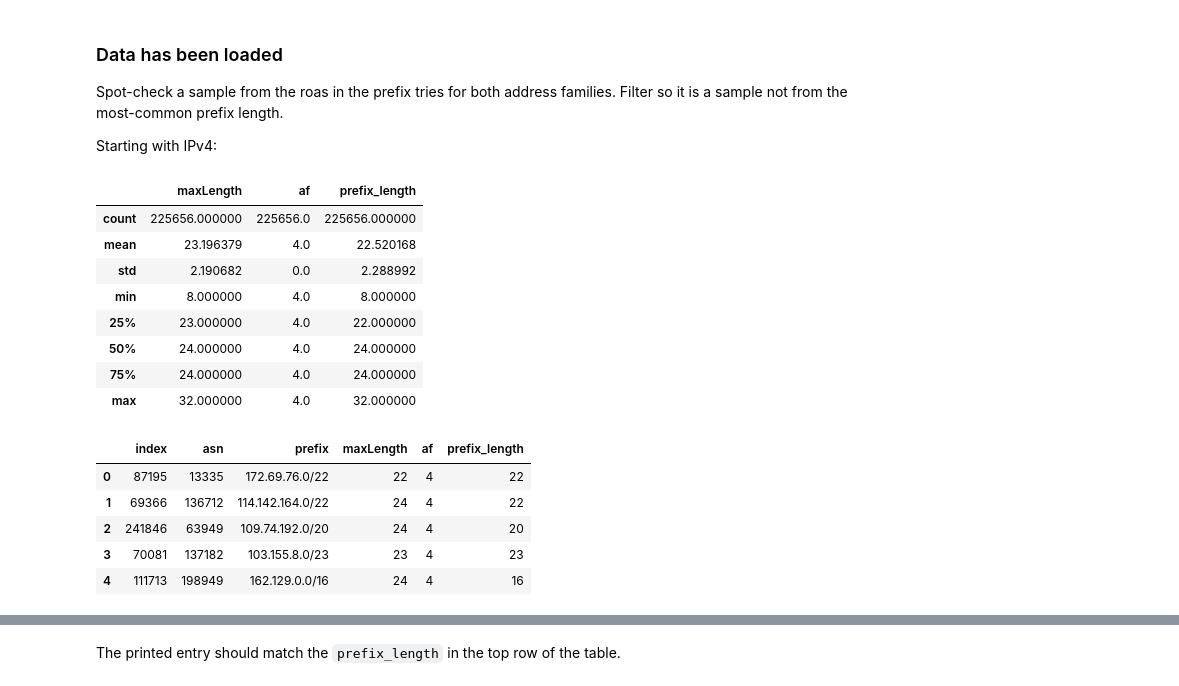
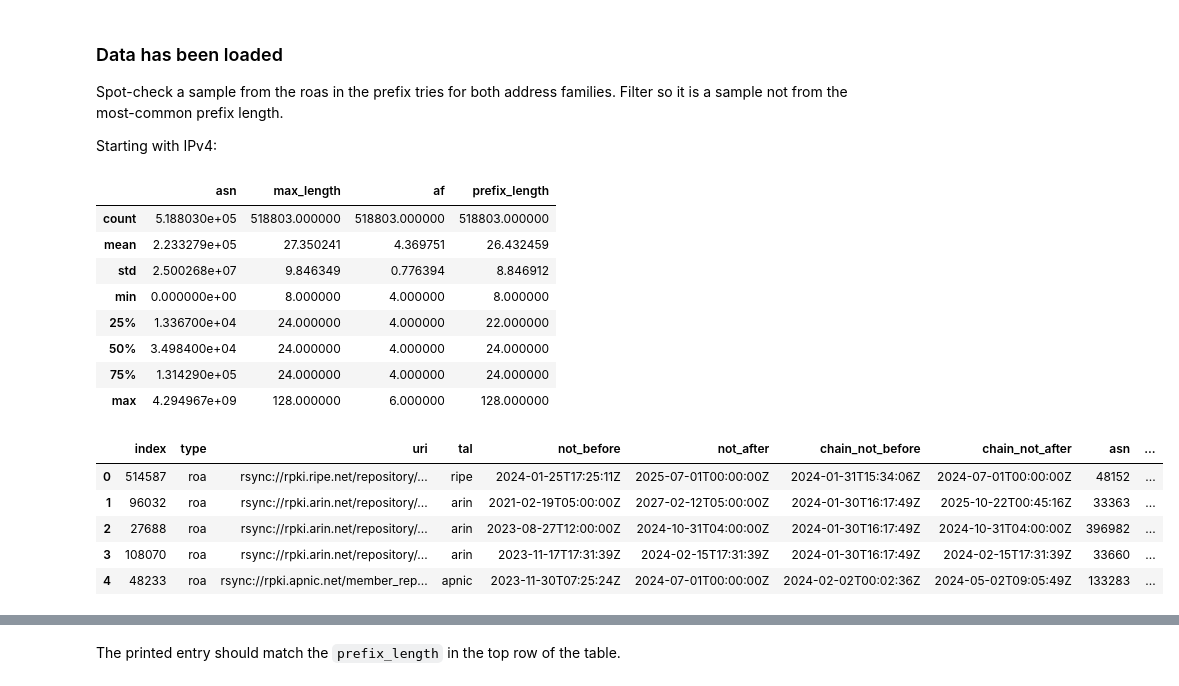
Before and after one commit to ties/rpki-analysis, a Jupyter notebook: workbooks/rpki_riswhois_atlas.ipynb, the cells around one changed output, grey strips where cells are left out. Cells and saved outputs as stored; diff of their text form; code cells hidden in the pictures.

```diff
--- a/workbooks/rpki_riswhois_atlas.ipynb
+++ b/workbooks/rpki_riswhois_atlas.ipynb
@@ -44,7 +47,6 @@ RIS dump contains row(s) with AS_SET! These will never be RPKI valid (https://to
 # %%
-# Get RPKI valids
-validated_objects = requests.get("https://rpki-validator.ripe.net/api/objects/validated").json()
-rpki_roas = pd.DataFrame(validated_objects['data']['roas'])
+# > 200MB of data
+rpki_roas = await read_jsonext("https://rpki-validator.ripe.net/jsonext")
 # And add address family
 rpki_roas['af'] = af = rpki_roas.prefix.map(lambda p: ipaddress.ip_network(p).version)
 # And prefix length (to chart later)
@@ -68,25 +97,25 @@ Spot-check a sample from the roas in the prefix tries for both address families.
 
 Starting with IPv4:
 # %%
-rpki_roas_v4.describe()
+rpki_roas.describe()
 # %% [output]
-|  | maxLength | af | prefix_length |
-| count | 225656.000000 | 225656.0 | 225656.000000 |
-| mean | 23.196379 | 4.0 | 22.520168 |
-| std | 2.190682 | 0.0 | 2.288992 |
-| min | 8.000000 | 4.0 | 8.000000 |
-| 25% | 23.000000 | 4.0 | 22.000000 |
-| 50% | 24.000000 | 4.0 | 24.000000 |
-| 75% | 24.000000 | 4.0 | 24.000000 |
-| max | 32.000000 | 4.0 | 32.000000 |
+|  | asn | max_length | af | prefix_length |
+| count | 5.188030e+05 | 518803.000000 | 518803.000000 | 518803.000000 |
+| mean | 2.233279e+05 | 27.350241 | 4.369751 | 26.432459 |
+| std | 2.500268e+07 | 9.846349 | 0.776394 | 8.846912 |
+| min | 0.000000e+00 | 8.000000 | 4.000000 | 8.000000 |
+| 25% | 1.336700e+04 | 24.000000 | 4.000000 | 22.000000 |
+| 50% | 3.498400e+04 | 24.000000 | 4.000000 | 24.000000 |
+| 75% | 1.314290e+05 | 24.000000 | 4.000000 | 24.000000 |
+| max | 4.294967e+09 | 128.000000 | 6.000000 | 128.000000 |
 # %%
-sample = rpki_roas_v4[rpki_roas_v4.prefix_length != 24].sample(5).reset_index()
+sample = rpki_roas[rpki_roas.prefix_length != 24].sample(5).reset_index()
 display(sample)
 # %% [output]
-|  | index | asn | prefix | maxLength | af | prefix_length |
-| 0 | 87195 | 13335 | 172.69.76.0/22 | 22 | 4 | 22 |
-| 1 | 69366 | 136712 | 114.142.164.0/22 | 24 | 4 | 22 |
-| 2 | 241846 | 63949 | 109.74.192.0/20 | 24 | 4 | 20 |
-| 3 | 70081 | 137182 | 103.155.8.0/23 | 23 | 4 | 23 |
-| 4 | 111713 | 198949 | 162.129.0.0/16 | 24 | 4 | 16 |
+|  | index | type | uri | tal | not_before | not_after | chain_not_before | chain_not_after | asn | ... |
+| 0 | 514587 | roa | rsync://rpki.ripe.net/repository/... | ripe | 2024-01-25T17:25:11Z | 2025-07-01T00:00:00Z | 2024-01-31T15:34:06Z | 2024-07-01T00:00:00Z | 48152 | ... |
+| 1 | 96032 | roa | rsync://rpki.arin.net/repository/... | arin | 2021-02-19T05:00:00Z | 2027-02-12T05:00:00Z | 2024-01-30T16:17:49Z | 2025-10-22T00:45:16Z | 33363 | ... |
+| 2 | 27688 | roa | rsync://rpki.arin.net/repository/... | arin | 2023-08-27T12:00:00Z | 2024-10-31T04:00:00Z | 2024-01-30T16:17:49Z | 2024-10-31T04:00:00Z | 396982 | ... |
+| 3 | 108070 | roa | rsync://rpki.arin.net/repository/... | arin | 2023-11-17T17:31:39Z | 2024-02-15T17:31:39Z | 2024-01-30T16:17:49Z | 2024-02-15T17:31:39Z | 33660 | ... |
+| 4 | 48233 | roa | rsync://rpki.apnic.net/member_rep... | apnic | 2023-11-30T07:25:24Z | 2024-07-01T00:00:00Z | 2024-02-02T00:02:36Z | 2024-05-02T09:05:49Z | 133283 | ... |
 # %%
```
Also changed, not shown: parts of 27 cells of this notebook.
